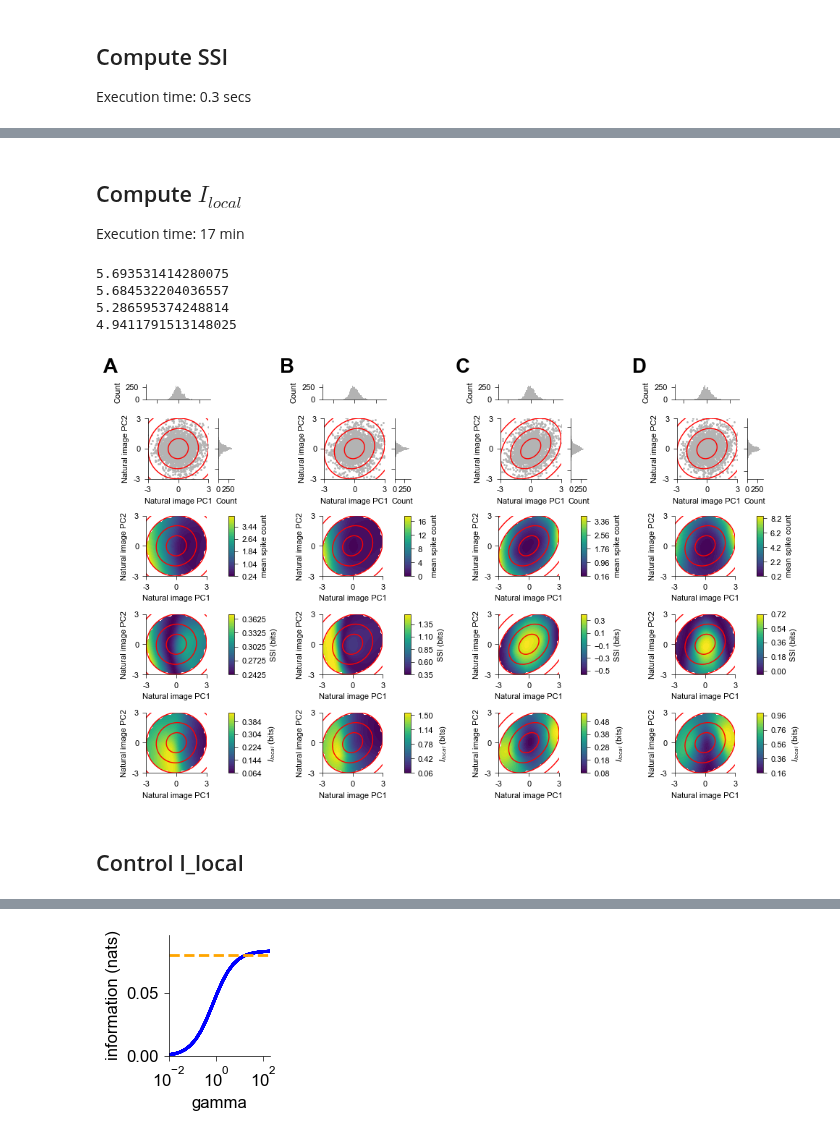
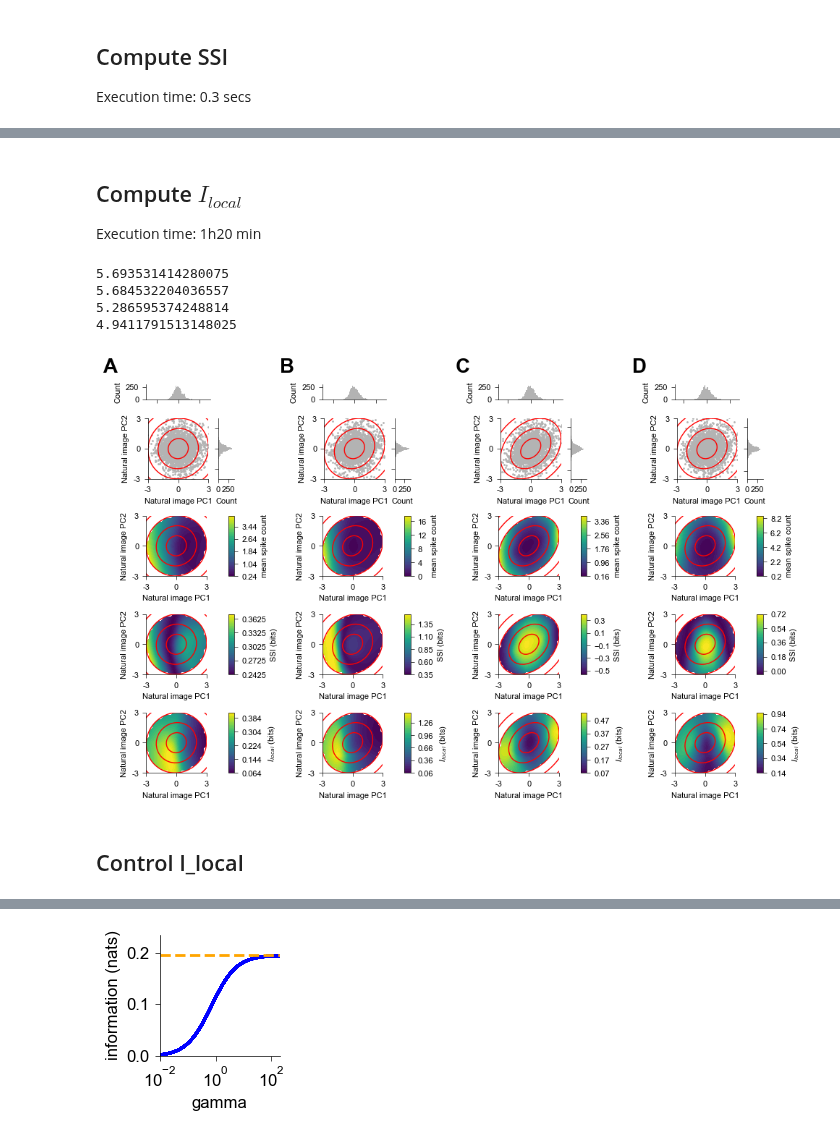
Before and after one commit to steevelaquitaine/fisher-info-limits, a Jupyter notebook: notebooks/fig3.ipynb, the cells around one changed output, grey strips where cells are left out. Cells and saved outputs as stored; diff of their text form; code cells hidden in the pictures.

Commit message:
completed fig3 with ngamma=100

```diff
--- a/notebooks/fig3.ipynb
+++ b/notebooks/fig3.ipynb
@@ -38,7 +38,7 @@ from src import nodes
 
 # setup ilocal parmaeters
 SEED = 10
-ngamma = 20     # default=100;
+ngamma = 100     # default=100;
 gamma0 = 0.01
 gamma_max = 200
 eta = 1e-4
@@ -355,7 +355,7 @@ Wall time: 35.5 ms
 # %% [markdown]
 ## Compute $I_{local}$
 
-Execution time: 17 min
+Execution time: 1h20 min
 # %%
 # cell 1
 Ilocal_cell1, Inf_cell1, gamma = nodes.compute_ilocal(latent_space, tuning_curve_model_cell1, sigma_cell1, ny, ngamma, gamma0, gamma_max, eta, AMP)
@@ -402,7 +402,7 @@ plt.savefig(f'figures/fig3.pdf', bbox_inches = 'tight', transparent=True, dpi=40
 5.684532204036557
 5.286595374248814
 4.9411791513148025
-[figure, old version]
+[figure, new version]
 # %% [markdown]
 ## Control I_local
 # %%
@@ -414,19 +414,19 @@ igamma = len(gamma)
 plt.figure(2, figsize=(2,2))
 
 # plt.semilogx(gamma[:igamma], Inf[:igamma], 'b-', linewidth=2, label='plug in')
-plt.semilogx(gamma[:igamma], Inf[:igamma], 'b-', linewidth=2, label='plug in')
+plt.semilogx(gamma[:igamma], Inf_cell1[:igamma], 'b-', linewidth=2, label='plug in')
 
-plt.axhline(Inf_ssi, color='orange', linestyle='--', linewidth=2,
+plt.axhline(Inf_ssi_cell1, color='orange', linestyle='--', linewidth=2,
             label=r'$\int_0^\gamma \langle I_{\gamma}(x)\rangle_{p(x)} d\gamma$')
 
 plt.xlabel('gamma', fontsize=12)
 plt.ylabel('information (nats)', fontsize=12)
-plt.ylim([0, 1.2 * Inf_ssi])
+plt.ylim([0, 1.2 * Inf_ssi_cell1])
 plt.xlim([gamma[0], gamma[igamma-1]])
 plt.gca().spines[['top', 'right']].set_visible(False)
 plt.tick_params(labelsize=12)
 plt.tight_layout()
-#
-plt.savefig(f'figures/fig3_info_converg_ngamma_{ngamma}.svg', bbox_inches = 'tight', transparent=True, dpi=400)
-plt.savefig(f'figures/fig3_info_converg_ngamma_{ngamma}.pdf', bbox_inches = 'tight', transparent=True, dpi=400)
+# #
+# plt.savefig(f'figures/fig3_info_converg_ngamma_{ngamma}.svg', bbox_inches = 'tight', transparent=True, dpi=400)
+# plt.savefig(f'figures/fig3_info_converg_ngamma_{ngamma}.pdf', bbox_inches = 'tight', transparent=True, dpi=400)
 # %% [output]
@@ -435 +435 @@ Wall time: 139 ms
-[figure, old version]
+[figure, new version]
```
Also changed, not shown: parts of 5 cells of this notebook, 2 other files.
